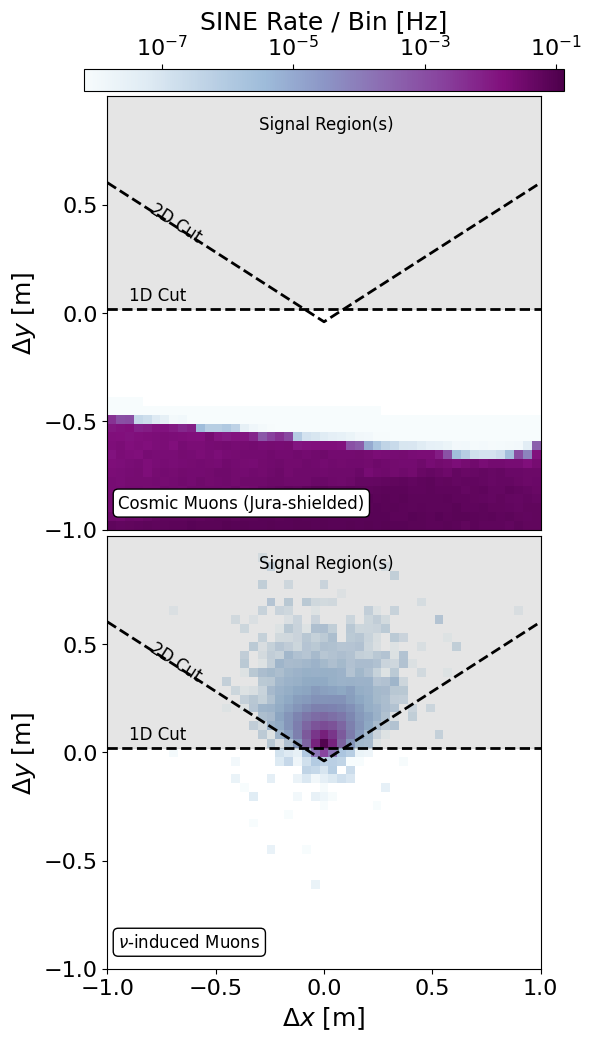
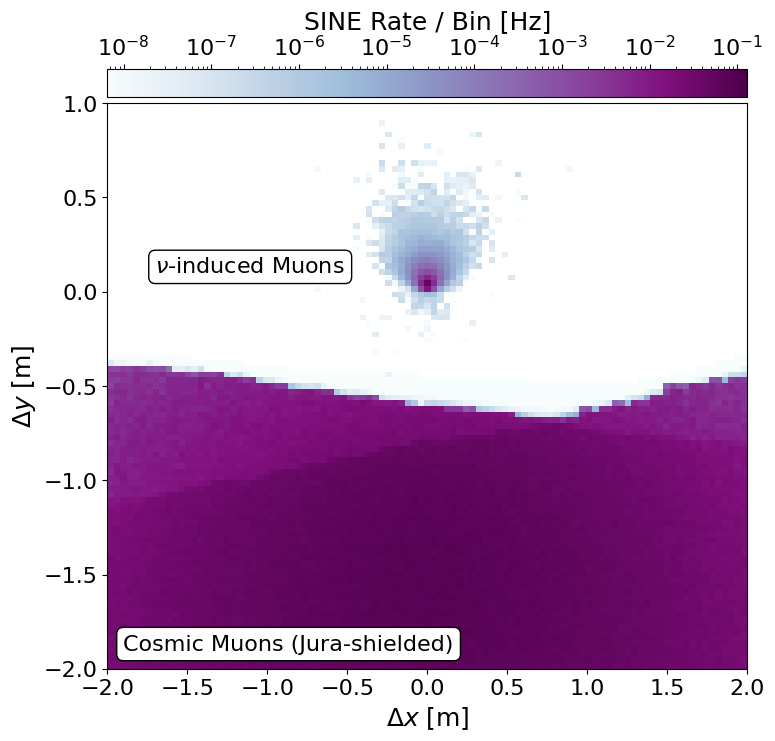
The change to this notebook cell's code, shown as a diff; its figure went from the first image to the second:
--- before
+++ after
@@ -1,40 +1,25 @@
 # ===== 2D spatial-displacement distribution (Jura-shielded cosmics vs neutrinos) =====
 import matplotlib.gridspec as gridspec
-fig = plt.figure(figsize=(6, 12))
-gs = gridspec.GridSpec(3, 1, height_ratios=[0.05, 1, 1], hspace=0.02)
+fig = plt.figure(figsize=(8, 8))
+gs = gridspec.GridSpec(2, 1, height_ratios=[0.05, 1], hspace=0.02)
 ax0 = fig.add_subplot(gs[1])
-ax1 = fig.add_subplot(gs[2], sharex=ax0)
 cax = fig.add_subplot(gs[0])
 
-bins = np.linspace(-1, 1, 50)
+x_bins = np.linspace(-2, 2, 100)
+y_bins = np.linspace(-2, 1, 100)
 norm = LogNorm(vmin=1/n_seconds_HLLHC, vmax=2e7/n_seconds_HLLHC)
-ax0.hist2d(cosmic["horizontal_displacement"], cosmic["vertical_displacement"], bins=bins,
+ax0.hist2d(cosmic["horizontal_displacement"], cosmic["vertical_displacement"], bins=(x_bins, y_bins),
            weights=cosmic["w"]*rate/Ngen, norm=norm)                       # Jura-shielded cosmics
-nu_map = ax1.hist2d(nu_data["horizontal_displacement"], nu_data["vertical_displacement"],
-                    bins=bins, weights=nu_data["weights"]/n_seconds_HLLHC, norm=norm)
+nu_map = ax0.hist2d(nu_data["horizontal_displacement"], nu_data["vertical_displacement"],
+                    bins=(x_bins, y_bins), weights=nu_data["weights"]/n_seconds_HLLHC, norm=norm)
 fig.colorbar(nu_map[3], cax=cax, label="SINE Rate / Bin [Hz]", orientation="horizontal")
 cax.xaxis.set_ticks_position("top"); cax.xaxis.set_label_position("top")
 
-vertical_cut_2D = -0.04
-opening_angle   = 2
-for ax in (ax0, ax1):
-    ax.plot([-1, 1], [0.02, 0.02], color="k", ls="--")                      # 1D cut
-    ax.fill_between([-1, 1], [0.02, 0.02], [1, 1], color="black", alpha=0.1)
-    xs = [-1, 0, 1]
-    ys = [1./np.tan(opening_angle/2) + vertical_cut_2D, vertical_cut_2D,
-          1./np.tan(opening_angle/2) + vertical_cut_2D]                     # 2D cut
-    ax.plot(xs, ys, color="k", ls="--")
-    ax.text(-0.9, 0.06, "1D Cut", fontsize=12)
-    ax.text(-0.82, 0.33, "2D Cut", fontsize=12, rotation=opening_angle/2*180/np.pi - 90)
-    ax.text(-0.3, 0.85, "Signal Region(s)", fontsize=12)
-    ax.set_aspect("equal", adjustable="box")
-    ax.set_ylabel(r"$\Delta y$ [m]")
-    ax.set_yticks([-1, -0.5, 0, 0.5])
-ax0.text(-0.95, -0.9, "Cosmic Muons (Jura-shielded)", fontsize=12,
+ax0.text(-1.9, -1.9, "Cosmic Muons (Jura-shielded)",fontsize=16,
          bbox=dict(facecolor="white", edgecolor="black", boxstyle="round"))
-ax1.text(-0.95, -0.9, r"$\nu$-induced Muons", fontsize=12,
+ax0.text(-1.7, 0.1, r"$\nu$-induced Muons",fontsize=16,
          bbox=dict(facecolor="white", edgecolor="black", boxstyle="round"))
-ax1.set_xlabel(r"$\Delta x$ [m]")
-ax0.tick_params(bottom=False, labelbottom=False)
+ax0.set_xlabel(r"$\Delta x$ [m]")
+ax0.set_ylabel(r"$\Delta y$ [m]")
 plt.subplots_adjust(left=0.15, right=0.95, bottom=0.1, top=0.85, hspace=0.02)
 plt.show()

Commit: 2D plot